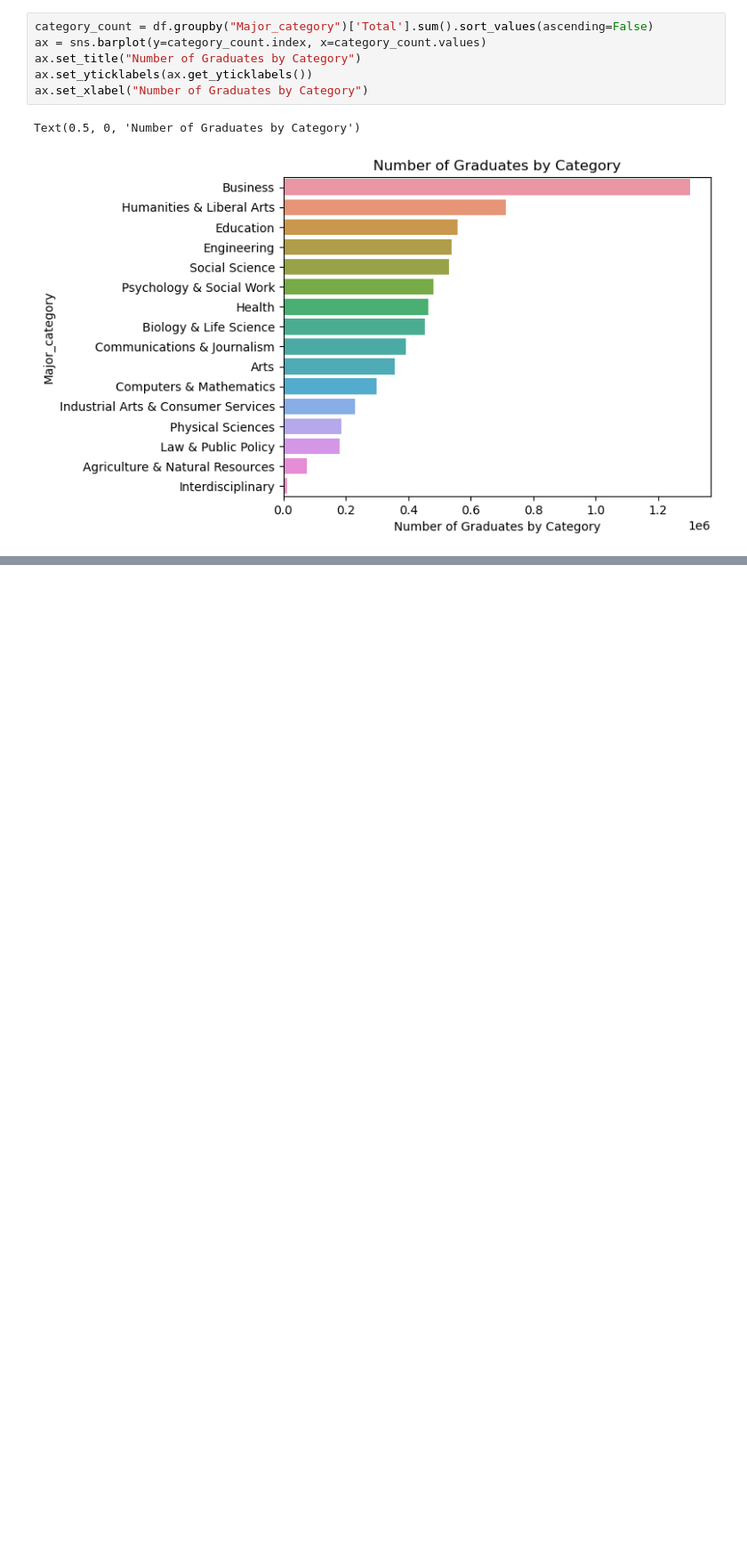
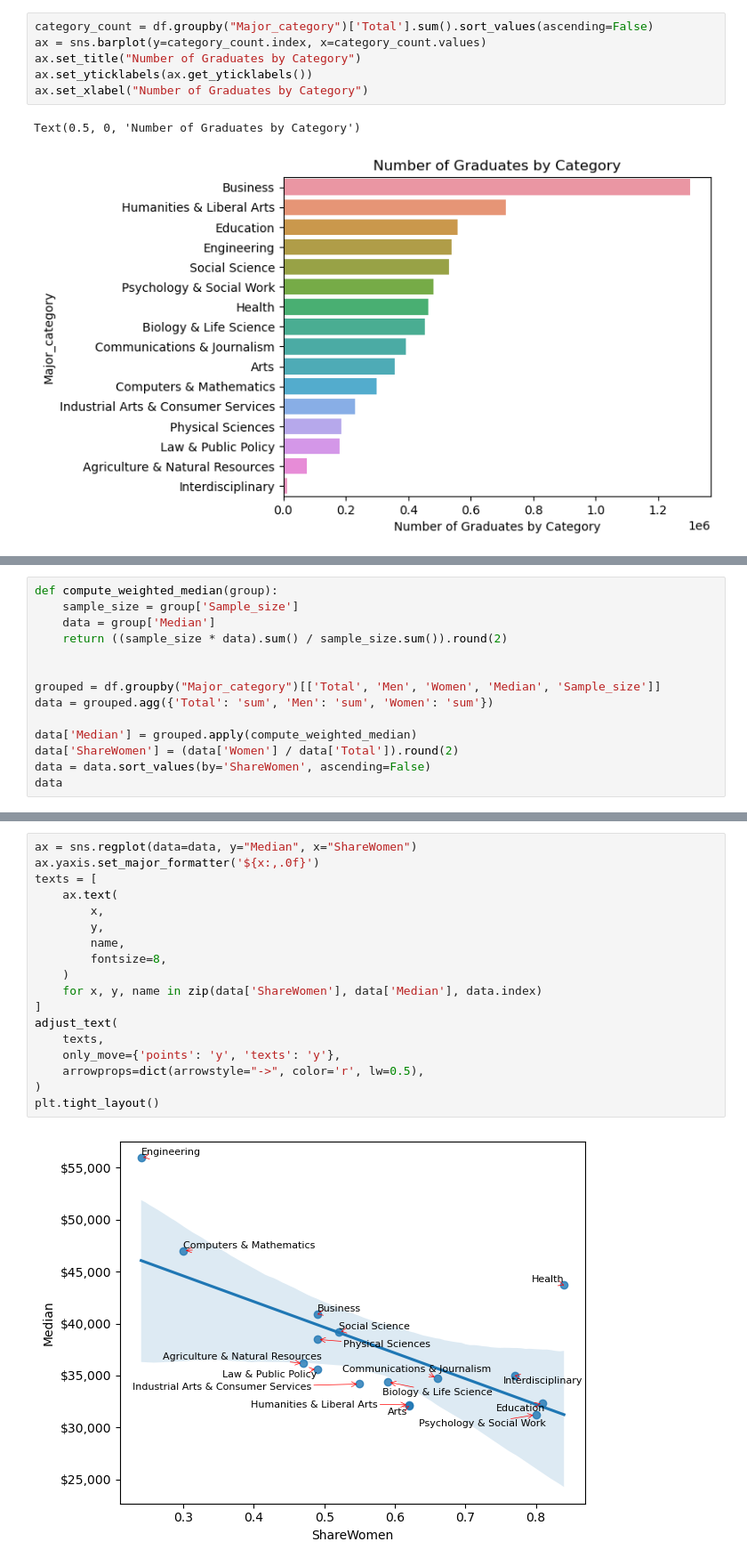
Before and after one commit to andersy005/ms-ds-notebooks, a Jupyter notebook: notebooks/analysis.ipynb, the cells around one changed output, grey strips where cells are left out. Shown at 89% size. Drawn from its saved outputs; the diff is of its cells as text; blank space fills up the shorter version.

```diff
--- a/notebooks/analysis.ipynb
+++ b/notebooks/analysis.ipynb
@@ -221,0 +201,14 @@ df.melt(id_vars=['Major', 'Major_category'], value_vars=['Men', 'Women'])
+# %%
+def compute_weighted_median(group):
+    sample_size = group['Sample_size']
+    data = group['Median']
+    return ((sample_size * data).sum() / sample_size.sum()).round(2)
+
+
+grouped = df.groupby("Major_category")[['Total', 'Men', 'Women', 'Median', 'Sample_size']]
+data = grouped.agg({'Total': 'sum', 'Men': 'sum', 'Women': 'sum'})
+
+data['Median'] = grouped.apply(compute_weighted_median)
+data['ShareWomen'] = (data['Women'] / data['Total']).round(2)
+data = data.sort_values(by='ShareWomen', ascending=False)
+data
@@ -221,0 +234,20 @@ df.melt(id_vars=['Major', 'Major_category'], value_vars=['Men', 'Women'])
+# %%
+ax = sns.regplot(data=data, y="Median", x="ShareWomen")
+ax.yaxis.set_major_formatter('${x:,.0f}')
+texts = [
+    ax.text(
+        x,
+        y,
+        name,
+        fontsize=8,
+    )
+    for x, y, name in zip(data['ShareWomen'], data['Median'], data.index)
+]
+adjust_text(
+    texts,
+    only_move={'points': 'y', 'texts': 'y'},
+    arrowprops=dict(arrowstyle="->", color='r', lw=0.5),
+)
+plt.tight_layout()
+# %% [output]
+[figure, added]
```
Also changed, not shown: parts of 7 cells of this notebook, 1 other file.
